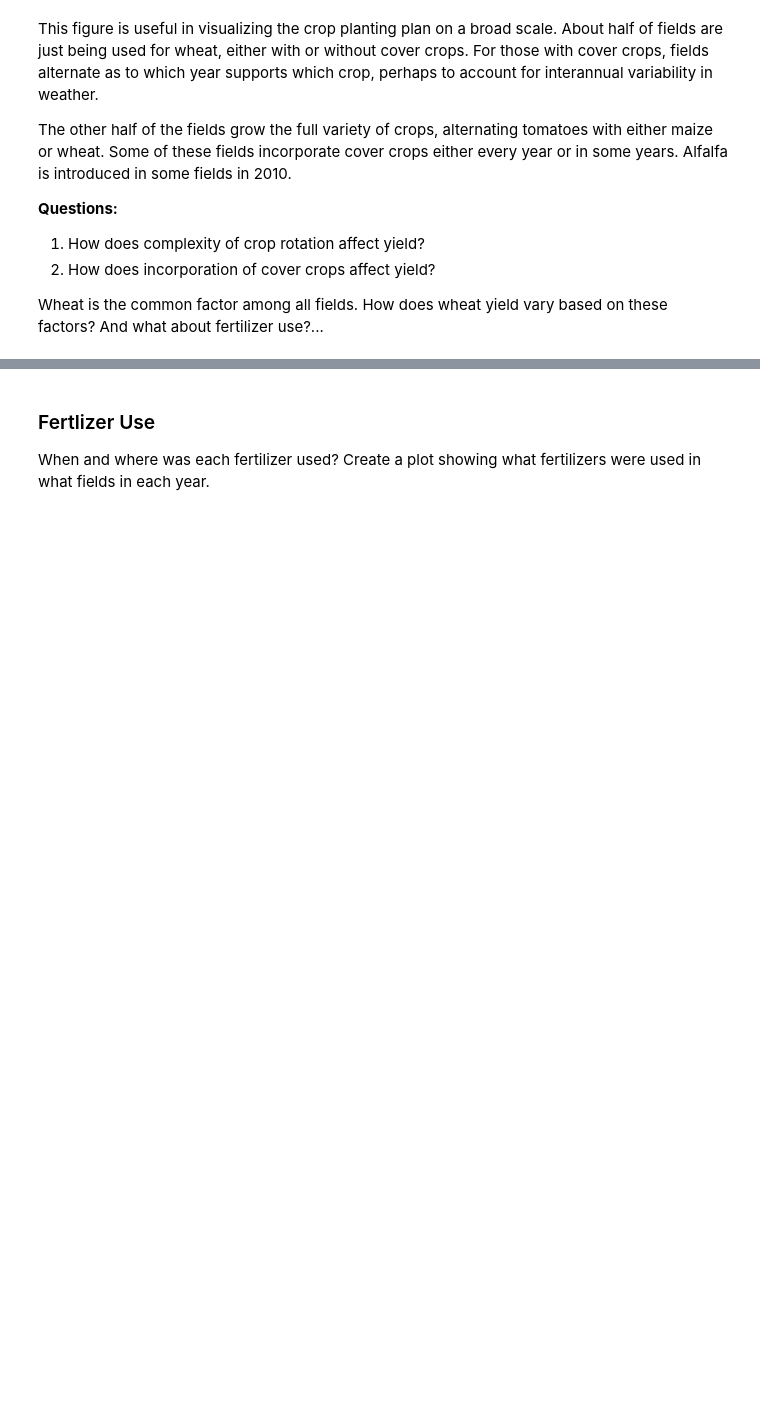
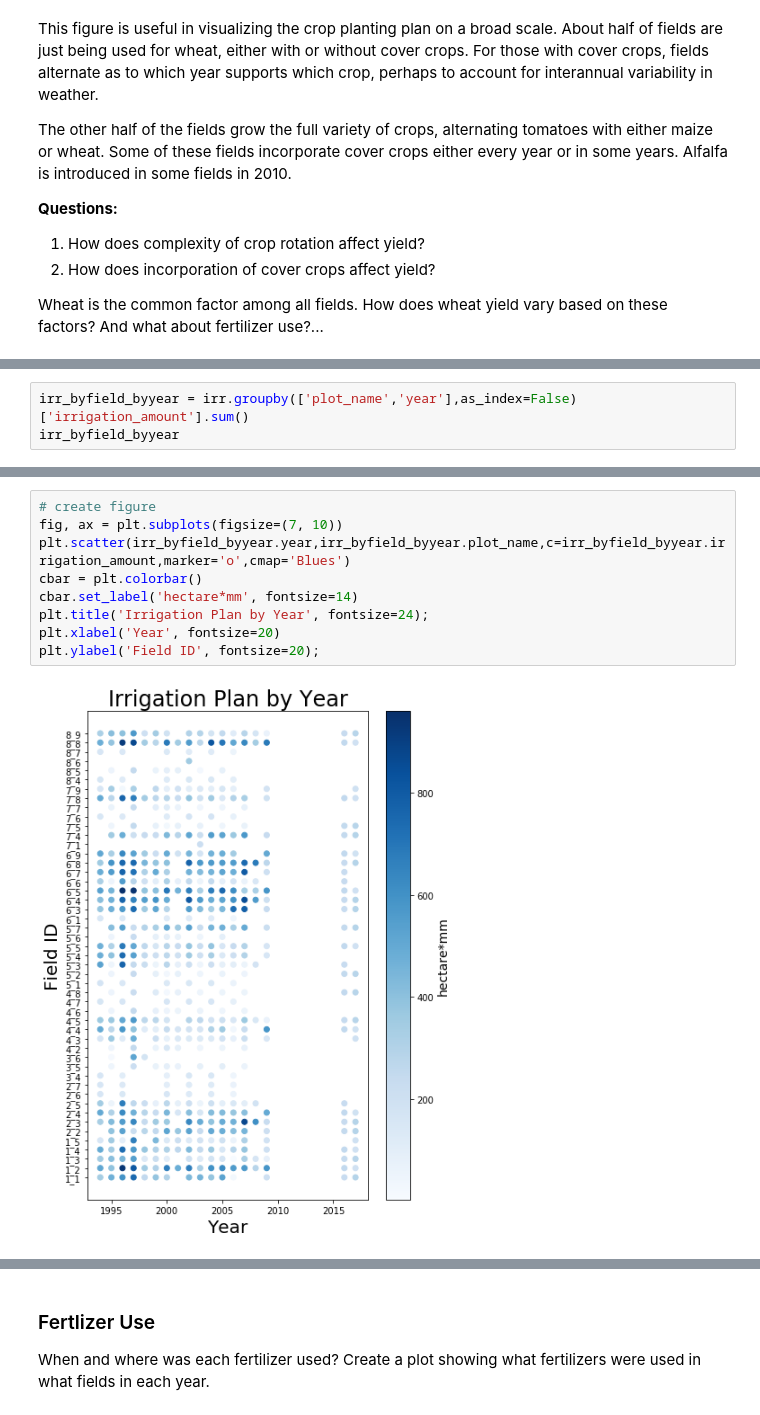
Before and after one commit to emmakahle/climate_agriculture, a Jupyter notebook: Russell_Ranch/Russell_Ranch_Century.ipynb, the cells around one changed output, grey strips where cells are left out. Saved outputs shown, nothing was run; the diff lists cells and outputs as text; blank space fills up the shorter version.

Commit message:
Added visualization of irrigation plan for each field

```diff
--- a/Russell_Ranch/Russell_Ranch_Century.ipynb
+++ b/Russell_Ranch/Russell_Ranch_Century.ipynb
@@ -167,0 +190,3 @@ Wheat is the common factor among all fields. How does wheat yield vary based on
+# %%
+irr_byfield_byyear = irr.groupby(['plot_name','year'],as_index=False)['irrigation_amount'].sum()
+irr_byfield_byyear
@@ -167,0 +207,11 @@ Wheat is the common factor among all fields. How does wheat yield vary based on
+# %%
+# create figure
+fig, ax = plt.subplots(figsize=(7, 10))
+plt.scatter(irr_byfield_byyear.year,irr_byfield_byyear.plot_name,c=irr_byfield_byyear.irrigation_amount,marker='o',cmap='Blues')
+cbar = plt.colorbar()
+cbar.set_label('hectare*mm', fontsize=14)
+plt.title('Irrigation Plan by Year', fontsize=24);
+plt.xlabel('Year', fontsize=20)
+plt.ylabel('Field ID', fontsize=20);
+# %% [output]
+[figure, added]
```
Also changed, not shown: parts of 9 cells of this notebook.
